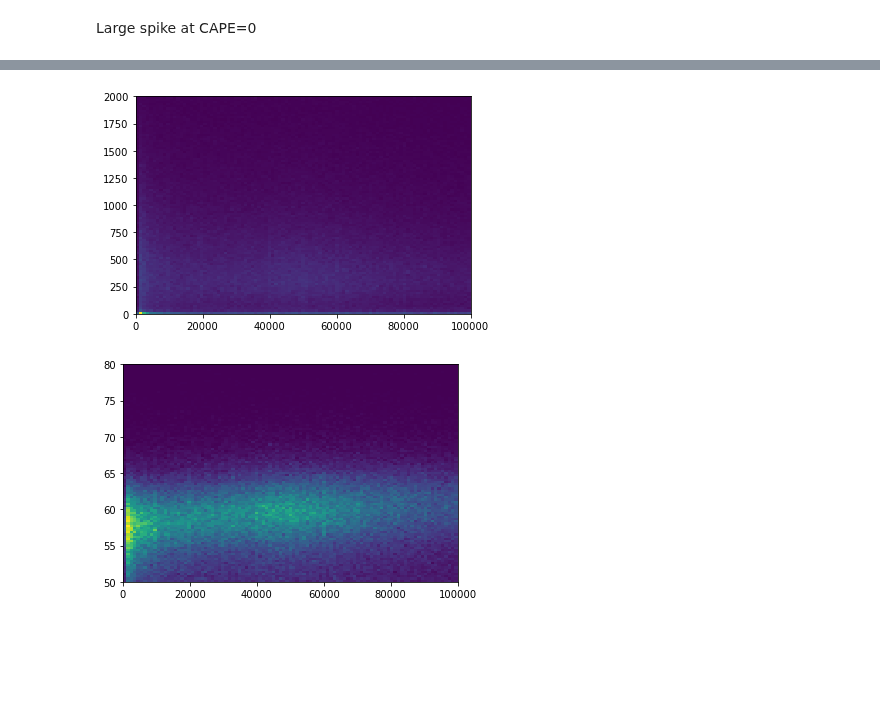
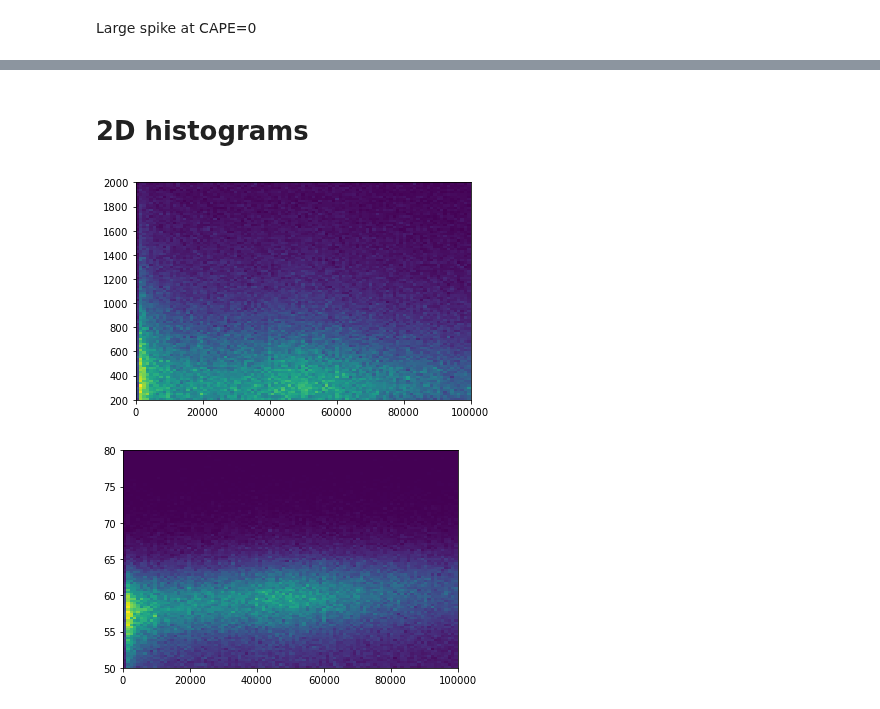
Before and after one commit to markmuetz/mcs_prime, a Jupyter notebook: ctrl/notebooks/dev/gridpoint_env_precursor_analysis.ipynb, the cells around one changed output, grey strips where cells are left out. Saved outputs shown, nothing was run; the diff lists cells and outputs as text; code cells hidden in the pictures; blank space fills up the shorter version.

```diff
--- a/ctrl/notebooks/dev/gridpoint_env_precursor_analysis.ipynb
+++ b/ctrl/notebooks/dev/gridpoint_env_precursor_analysis.ipynb
@@ -32,0 +41,8 @@ track_era5 = xr.open_dataset(PATHS['datadir'] / 'mcs_prime_output/track_era5_env
+# %%
+task_shear = teep.CombineTrackERA5EnvPrecursor.tasks.filter(year=2019, datatype='shear')[0]
+task_2D = teep.CombineTrackERA5EnvPrecursor.tasks.filter(year=2019, datatype='2D')[0]
+# %%
+path_shear = task_shear.outputs['track_era5_data']
+path_2D = task_2D.outputs['track_era5_data']
+for path in [path_shear, path_2D]:
+    print(path.exists())
@@ -32,0 +52,4 @@ track_era5 = xr.open_dataset(PATHS['datadir'] / 'mcs_prime_output/track_era5_env
+# %%
+# Produced by remakefiles/track_era5_env_precursor.py
+track_era5 = xr.open_dataset(path_2D)
+track_era5uv = xr.open_dataset(path_shear)
@@ -49,0 +103,13 @@ plt.hist(track_era5.tcwv.values[mask], bins=np.linspace(0, 100, 200));
+# %%
+tracks.dstracks.meanlat.load()
+# This suppresses a warning about chunk sizes.
+with dask.config.set(**{'array.slicing.split_large_chunks': False}):
+    tropical_mask = ((tracks.dstracks.meanlat.values > -20) & (tracks.dstracks.meanlat.values < 20)).any(axis=1)
+    eq_mask = ((tracks.dstracks.meanlat.values > -5) & (tracks.dstracks.meanlat.values < 5)).any(axis=1)
+    dstracks_tropical = tracks.dstracks.isel(tracks=tropical_mask)
+    dstracks_eq = tracks.dstracks.isel(tracks=eq_mask)
+
+    track_era5_tropical = track_era5.sel(tracks=tropical_mask)
+    track_era5_eq = track_era5.sel(tracks=eq_mask)
+    track_era5uv_tropical = track_era5uv.sel(tracks=tropical_mask)
+    track_era5uv_eq = track_era5uv.sel(tracks=eq_mask)
@@ -50,7 +262,11 @@ plt.hist(track_era5.tcwv.values[mask], bins=np.linspace(0, 100, 200));
+# %% [markdown]
+# 2D histograms
 # %%
-plt.hist2d(tracks.dstracks.area.values[mask], track_era5.cape.values[mask], bins=(np.linspace(0, 1e5, 100), np.linspace(0, 2000, 100)));
+mask = ~np.isnan(track_era5.cape)
+
+plt.hist2d(tracks.dstracks.area.values[mask], track_era5.cape.values[mask], bins=(np.linspace(0, 1e5, 100), np.linspace(200, 2000, 100)));
 # %% [output]
-[figure, old version]
+[figure, new version]
 # %%
 plt.hist2d(tracks.dstracks.area.values[mask], track_era5.tcwv.values[mask], bins=(np.linspace(0, 1e5, 100), np.linspace(50, 80, 100)));
 # %% [output]
```
Also changed, not shown: parts of 58 cells of this notebook, 3 other files.
